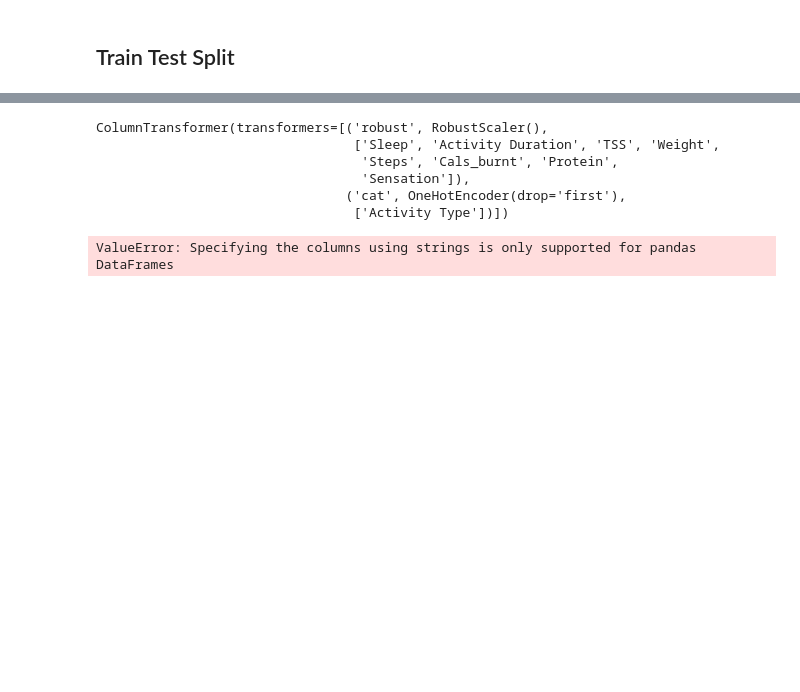
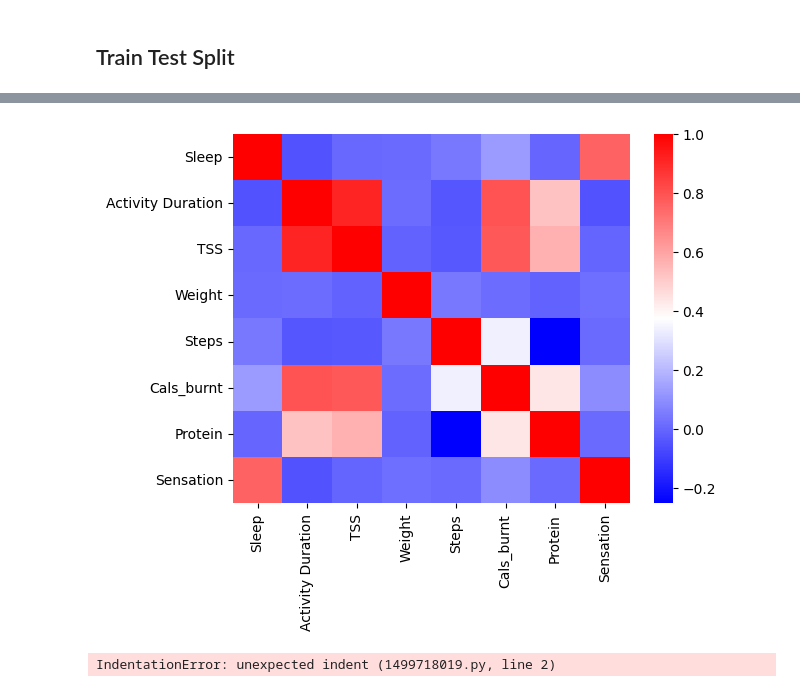
Before and after one commit to Matt89code/SampleCode, a Jupyter notebook: Calories/Linear Regression 2.ipynb, the cells around one changed output, grey strips where cells are left out. Saved outputs shown, nothing was run; the diff lists cells and outputs as text; code cells hidden in the pictures; blank space fills up the shorter version.

```diff
--- a/Calories/Linear Regression 2.ipynb
+++ b/Calories/Linear Regression 2.ipynb
@@ -43 +72,3 @@ rows_dropped_count
+# %%
+df = df.dropna(subset=['Sleep', 'Steps', 'Cals_burnt'])
 # %%
@@ -86,7 +118,17 @@ X_train
+# %%
+import seaborn as sns
+
+# Heatmap of pairwise correlations pearson!! spiersman
+correlation_matrix = X_train.corr()
+column_names = correlation_matrix.columns
+sns.heatmap(correlation_matrix, xticklabels=column_names, yticklabels=column_names,cmap= "bwr");
+# %% [output]
+[figure, added]
 # %%
 from sklearn.compose import ColumnTransformer
-from sklearn.pipeline import Pipeline
-from sklearn.preprocessing import StandardScaler, RobustScaler, OneHotEncoder
+from sklearn.pipeline import Pipeline, make_pipeline
+from sklearn.preprocessing import RobustScaler, OneHotEncoder
+
 
 # Identify numeric and categorical columns
 numeric_cols = X_train.select_dtypes(include=['float64', 'int64']).columns.tolist()
@@ -97,42 +139,12 @@ categorical_cols = X_train.select_dtypes(include=['object']).columns.tolist()
 # Creating transformers
 transformers = [
     ('robust', RobustScaler(), numeric_cols),
-    ('cat', OneHotEncoder(drop='first'), categorical_cols)
+    ('cat', OneHotEncoder(drop='first', handle_unknown="ignore"), categorical_cols)
 ]
 
 # Building the column transformer
 preprocessor = ColumnTransformer(transformers)
 
-# Displaying the categorical columns for reference
-#categorical_cols
-preprocessor
+
+
+X_train_processed = pd.DataFrame(preprocessor.fit_transform(X_train))
-# %% [output]
-ColumnTransformer(transformers=[('robust', RobustScaler(),
-                                 ['Sleep', 'Activity Duration', 'TSS', 'Weight',
-                                  'Steps', 'Cals_burnt', 'Protein',
-                                  'Sensation']),
-                                ('cat', OneHotEncoder(drop='first'),
-                                 ['Activity Type'])])
-# %%
-
-import pandas as pd
-
-# 1. Fit the preprocessor to X_train
-preprocessor.fit(X_train)
-
-# 2. Transform X_train and X_test
-X_train_transformed = preprocessor.transform(X_train)
-X_test_transformed = preprocessor.transform(X_test)
-
-# 3. Convert the transformed arrays back to dataframes
-
-# Getting feature names after transformation to set as columns in the dataframe
-columns_after_transformation = (preprocessor.named_transformers_['robust'].get_feature_names_out(numeric_cols).tolist() +
-                                preprocessor.named_transformers_['cat'].get_feature_names_out(categorical_cols).tolist())
-
-X_train_df = pd.DataFrame(X_train_transformed, columns=columns_after_transformation)
-X_test_df = pd.DataFrame(X_test_transformed, columns=columns_after_transformation)
-
-X_train_df, X_test_df
-# %% [output]
-ValueError: Specifying the columns using strings is only supported for pandas DataFrames
@@ -139,3 +153,10 @@ ValueError: Specifying the columns using strings is only supported for pandas Da
+# %%
+#pd.DataFrame(
+    X_train_processed,
+    columns=preprocessor.get_feature_names_out()
+)
+# %% [output]
+IndentationError: unexpected indent (1499718019.py, line 2)
 # %%
 import seaborn as sns
 
```
Also changed, not shown: parts of 41 cells of this notebook, 9 other files.
